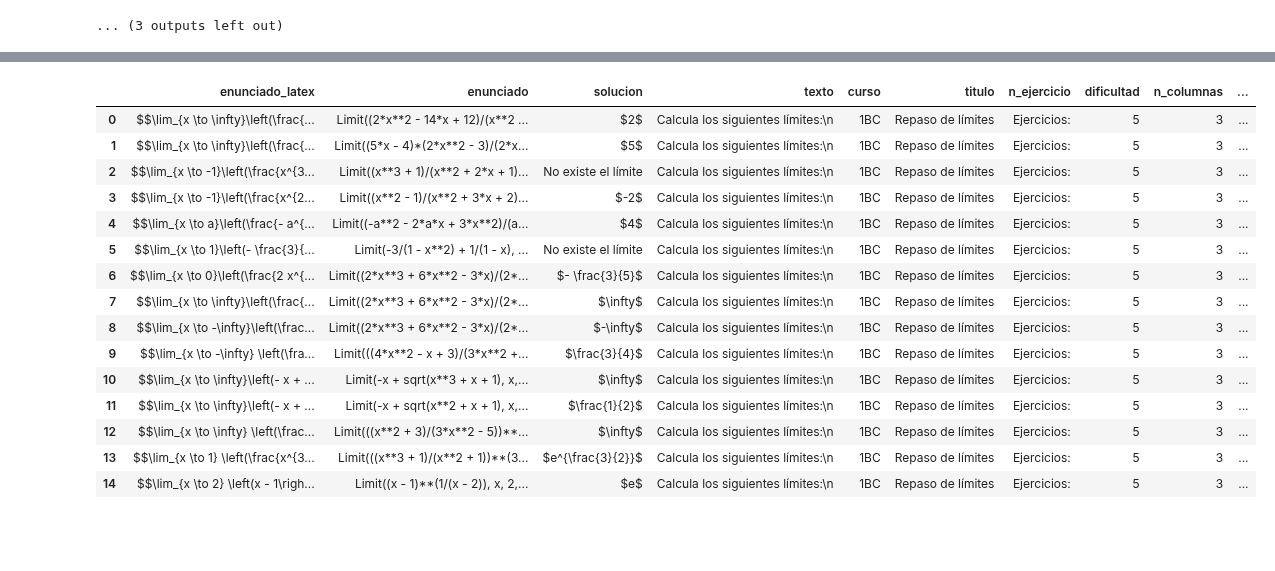
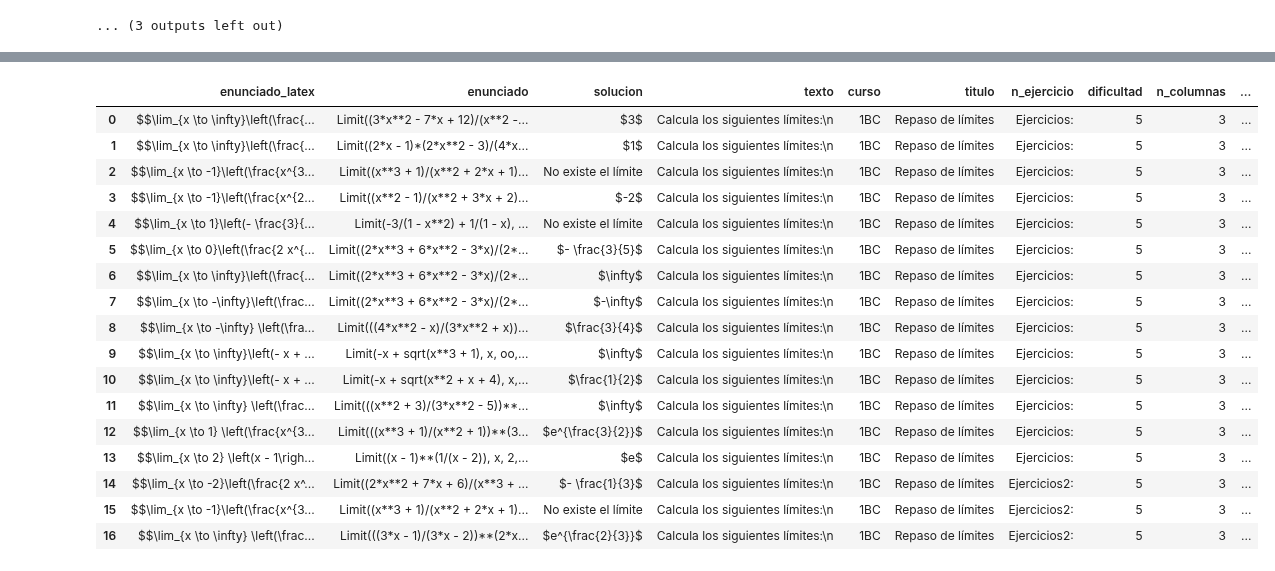
Before and after one commit to crdguez/mat1bac_cit, a Jupyter notebook: notebooks/32_bis_limites.ipynb, the cells around one changed output, grey strips where cells are left out. Drawn from its saved outputs; the diff is of its cells as text; code cells hidden in the pictures; blank space fills up the shorter version.

```diff
--- a/notebooks/32_bis_limites.ipynb
+++ b/notebooks/32_bis_limites.ipynb
@@ -151,22 +152,25 @@ $$\lim_{x \to \infty} \left(\frac{3 x - 1}{3 x - 2}\right)^{2 x}$$ $ \rightarrow
-# %%
-df_ejercicios
-# %% [output]
-|  | enunciado_latex | enunciado | solucion | texto | curso | titulo | n_ejercicio | dificultad | n_columnas | ... |
-| 0 | $$\lim_{x \to \infty}\left(\frac{... | Limit((2*x**2 - 14*x + 12)/(x**2 ... | $2$ | Calcula los siguientes límites:\n | 1BC | Repaso de límites | Ejercicios: | 5 | 3 | ... |
-| 1 | $$\lim_{x \to \infty}\left(\frac{... | Limit((5*x - 4)*(2*x**2 - 3)/(2*x... | $5$ | Calcula los siguientes límites:\n | 1BC | Repaso de límites | Ejercicios: | 5 | 3 | ... |
-| 2 | $$\lim_{x \to -1}\left(\frac{x^{3... | Limit((x**3 + 1)/(x**2 + 2*x + 1)... | No existe el límite | Calcula los siguientes límites:\n | 1BC | Repaso de límites | Ejercicios: | 5 | 3 | ... |
-| 3 | $$\lim_{x \to -1}\left(\frac{x^{2... | Limit((x**2 - 1)/(x**2 + 3*x + 2)... | $-2$ | Calcula los siguientes límites:\n | 1BC | Repaso de límites | Ejercicios: | 5 | 3 | ... |
-| 4 | $$\lim_{x \to a}\left(\frac{- a^{... | Limit((-a**2 - 2*a*x + 3*x**2)/(a... | $4$ | Calcula los siguientes límites:\n | 1BC | Repaso de límites | Ejercicios: | 5 | 3 | ... |
-| 5 | $$\lim_{x \to 1}\left(- \frac{3}{... | Limit(-3/(1 - x**2) + 1/(1 - x), ... | No existe el límite | Calcula los siguientes límites:\n | 1BC | Repaso de límites | Ejercicios: | 5 | 3 | ... |
-| 6 | $$\lim_{x \to 0}\left(\frac{2 x^{... | Limit((2*x**3 + 6*x**2 - 3*x)/(2*... | $- \frac{3}{5}$ | Calcula los siguientes límites:\n | 1BC | Repaso de límites | Ejercicios: | 5 | 3 | ... |
-| 7 | $$\lim_{x \to \infty}\left(\frac{... | Limit((2*x**3 + 6*x**2 - 3*x)/(2*... | $\infty$ | Calcula los siguientes límites:\n | 1BC | Repaso de límites | Ejercicios: | 5 | 3 | ... |
-| 8 | $$\lim_{x \to -\infty}\left(\frac... | Limit((2*x**3 + 6*x**2 - 3*x)/(2*... | $-\infty$ | Calcula los siguientes límites:\n | 1BC | Repaso de límites | Ejercicios: | 5 | 3 | ... |
-| 9 | $$\lim_{x \to -\infty} \left(\fra... | Limit(((4*x**2 - x + 3)/(3*x**2 +... | $\frac{3}{4}$ | Calcula los siguientes límites:\n | 1BC | Repaso de límites | Ejercicios: | 5 | 3 | ... |
-| 10 | $$\lim_{x \to \infty}\left(- x + ... | Limit(-x + sqrt(x**3 + x + 1), x,... | $\infty$ | Calcula los siguientes límites:\n | 1BC | Repaso de límites | Ejercicios: | 5 | 3 | ... |
-| 11 | $$\lim_{x \to \infty}\left(- x + ... | Limit(-x + sqrt(x**2 + x + 1), x,... | $\frac{1}{2}$ | Calcula los siguientes límites:\n | 1BC | Repaso de límites | Ejercicios: | 5 | 3 | ... |
-| 12 | $$\lim_{x \to \infty} \left(\frac... | Limit(((x**2 + 3)/(3*x**2 - 5))**... | $\infty$ | Calcula los siguientes límites:\n | 1BC | Repaso de límites | Ejercicios: | 5 | 3 | ... |
-| 13 | $$\lim_{x \to 1} \left(\frac{x^{3... | Limit(((x**3 + 1)/(x**2 + 1))**(3... | $e^{\frac{3}{2}}$ | Calcula los siguientes límites:\n | 1BC | Repaso de límites | Ejercicios: | 5 | 3 | ... |
-| 14 | $$\lim_{x \to 2} \left(x - 1\righ... | Limit((x - 1)**(1/(x - 2)), x, 2,... | $e$ | Calcula los siguientes límites:\n | 1BC | Repaso de límites | Ejercicios: | 5 | 3 | ... |
+# %%
+df_ejercicios.to_csv('rep_lim.csv', index = False)
+df_ejercicios
+# %% [output]
+|  | enunciado_latex | enunciado | solucion | texto | curso | titulo | n_ejercicio | dificultad | n_columnas | ... |
+| 0 | $$\lim_{x \to \infty}\left(\frac{... | Limit((3*x**2 - 7*x + 12)/(x**2 -... | $3$ | Calcula los siguientes límites:\n | 1BC | Repaso de límites | Ejercicios: | 5 | 3 | ... |
+| 1 | $$\lim_{x \to \infty}\left(\frac{... | Limit((2*x - 1)*(2*x**2 - 3)/(4*x... | $1$ | Calcula los siguientes límites:\n | 1BC | Repaso de límites | Ejercicios: | 5 | 3 | ... |
+| 2 | $$\lim_{x \to -1}\left(\frac{x^{3... | Limit((x**3 + 1)/(x**2 + 2*x + 1)... | No existe el límite | Calcula los siguientes límites:\n | 1BC | Repaso de límites | Ejercicios: | 5 | 3 | ... |
+| 3 | $$\lim_{x \to -1}\left(\frac{x^{2... | Limit((x**2 - 1)/(x**2 + 3*x + 2)... | $-2$ | Calcula los siguientes límites:\n | 1BC | Repaso de límites | Ejercicios: | 5 | 3 | ... |
+| 4 | $$\lim_{x \to 1}\left(- \frac{3}{... | Limit(-3/(1 - x**2) + 1/(1 - x), ... | No existe el límite | Calcula los siguientes límites:\n | 1BC | Repaso de límites | Ejercicios: | 5 | 3 | ... |
+| 5 | $$\lim_{x \to 0}\left(\frac{2 x^{... | Limit((2*x**3 + 6*x**2 - 3*x)/(2*... | $- \frac{3}{5}$ | Calcula los siguientes límites:\n | 1BC | Repaso de límites | Ejercicios: | 5 | 3 | ... |
+| 6 | $$\lim_{x \to \infty}\left(\frac{... | Limit((2*x**3 + 6*x**2 - 3*x)/(2*... | $\infty$ | Calcula los siguientes límites:\n | 1BC | Repaso de límites | Ejercicios: | 5 | 3 | ... |
+| 7 | $$\lim_{x \to -\infty}\left(\frac... | Limit((2*x**3 + 6*x**2 - 3*x)/(2*... | $-\infty$ | Calcula los siguientes límites:\n | 1BC | Repaso de límites | Ejercicios: | 5 | 3 | ... |
+| 8 | $$\lim_{x \to -\infty} \left(\fra... | Limit(((4*x**2 - x)/(3*x**2 + x))... | $\frac{3}{4}$ | Calcula los siguientes límites:\n | 1BC | Repaso de límites | Ejercicios: | 5 | 3 | ... |
+| 9 | $$\lim_{x \to \infty}\left(- x + ... | Limit(-x + sqrt(x**3 + 1), x, oo,... | $\infty$ | Calcula los siguientes límites:\n | 1BC | Repaso de límites | Ejercicios: | 5 | 3 | ... |
+| 10 | $$\lim_{x \to \infty}\left(- x + ... | Limit(-x + sqrt(x**2 + x + 4), x,... | $\frac{1}{2}$ | Calcula los siguientes límites:\n | 1BC | Repaso de límites | Ejercicios: | 5 | 3 | ... |
+| 11 | $$\lim_{x \to \infty} \left(\frac... | Limit(((x**2 + 3)/(3*x**2 - 5))**... | $\infty$ | Calcula los siguientes límites:\n | 1BC | Repaso de límites | Ejercicios: | 5 | 3 | ... |
+| 12 | $$\lim_{x \to 1} \left(\frac{x^{3... | Limit(((x**3 + 1)/(x**2 + 1))**(3... | $e^{\frac{3}{2}}$ | Calcula los siguientes límites:\n | 1BC | Repaso de límites | Ejercicios: | 5 | 3 | ... |
+| 13 | $$\lim_{x \to 2} \left(x - 1\righ... | Limit((x - 1)**(1/(x - 2)), x, 2,... | $e$ | Calcula los siguientes límites:\n | 1BC | Repaso de límites | Ejercicios: | 5 | 3 | ... |
+| 14 | $$\lim_{x \to -2}\left(\frac{2 x^... | Limit((2*x**2 + 7*x + 6)/(x**3 + ... | $- \frac{1}{3}$ | Calcula los siguientes límites:\n | 1BC | Repaso de límites | Ejercicios2: | 5 | 3 | ... |
+| 15 | $$\lim_{x \to -1}\left(\frac{x^{3... | Limit((x**3 + 1)/(x**2 + 2*x + 1)... | No existe el límite | Calcula los siguientes límites:\n | 1BC | Repaso de límites | Ejercicios2: | 5 | 3 | ... |
+| 16 | $$\lim_{x \to \infty} \left(\frac... | Limit(((3*x - 1)/(3*x - 2))**(2*x... | $e^{\frac{2}{3}}$ | Calcula los siguientes límites:\n | 1BC | Repaso de límites | Ejercicios2: | 5 | 3 | ... |
 # %%
 escribir_preambulo(fichero, titulo, 'ejercicios')
 for s in df_ejercicios.groupby('n_ejercicio').count().index :
```
Also changed, not shown: parts of 3 cells of this notebook, 21 other files.
